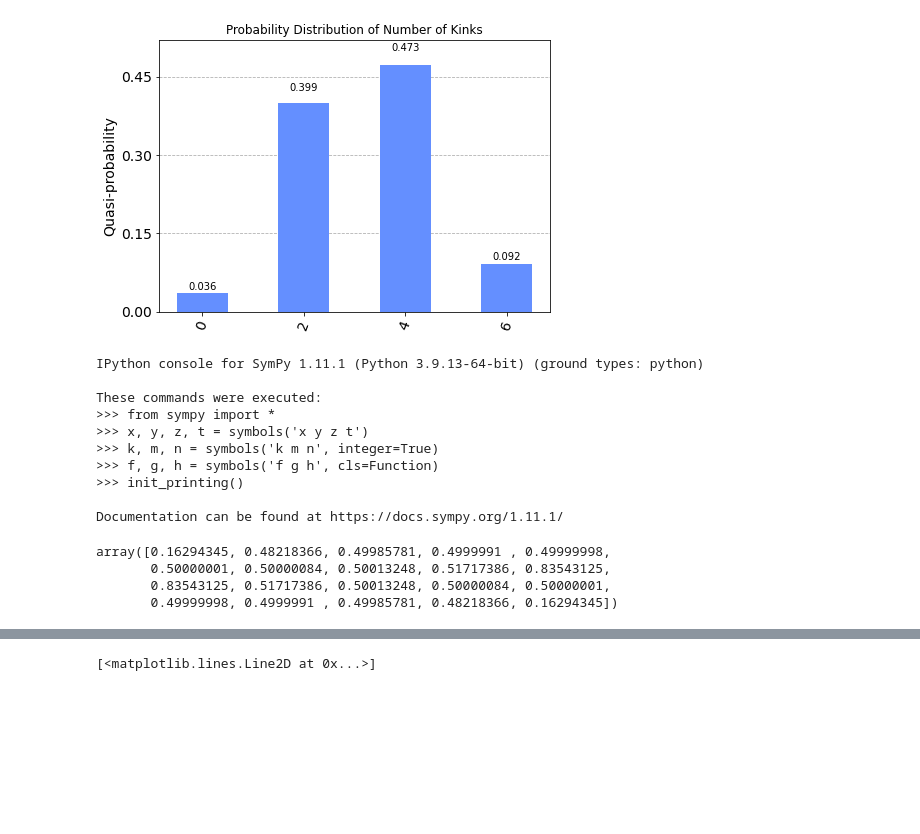
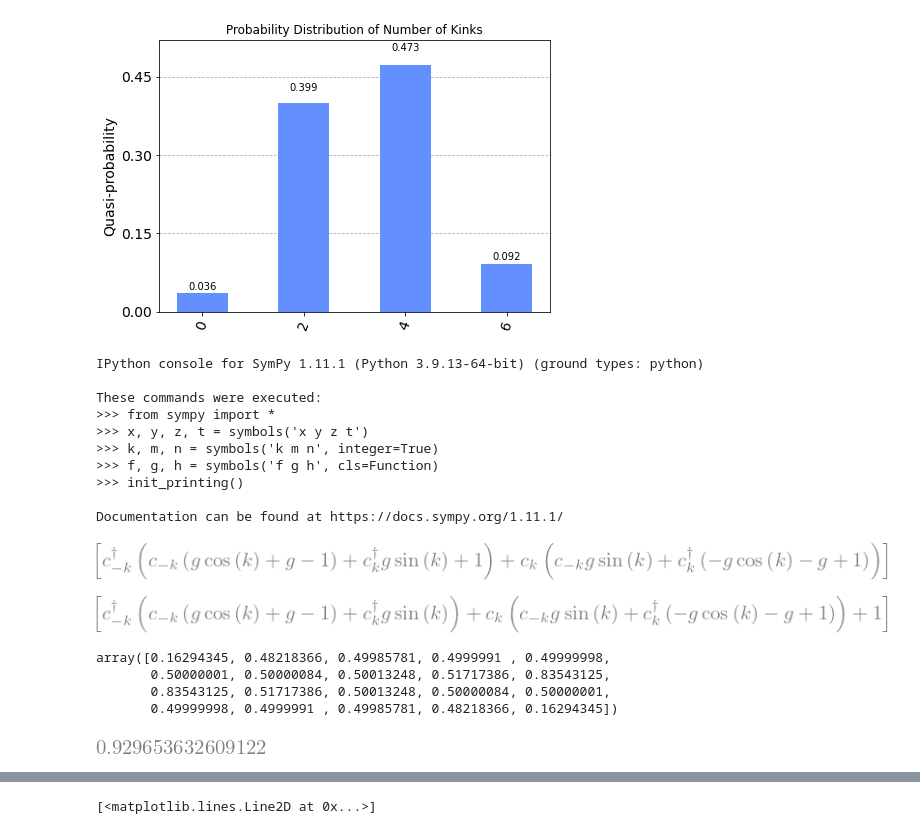
Before and after one commit to shrapp/thermal_tfim, a Jupyter notebook: notebook.ipynb, the cells around one changed output, grey strips where cells are left out. Drawn from its saved outputs; the diff is of its cells as text; code cells hidden in the pictures; blank space fills up the shorter version.

```diff
--- a/notebook.ipynb
+++ b/notebook.ipynb
@@ -412,34 +412,42 @@ simulate_with_noise(qubits=8, numshots=1000, steps=10, damping=0, dephazing=0.1,
 # %%
 from sympy import *
 
 init_session()
 init_printing()
 # Define the variables
 g, k = symbols('g k')
 c_k, c_minus_k_dagger = symbols('c_k c_-k^\dag')
 c_minus_k, c_k_dagger = symbols('c_-k c_k^\dag')
 
 # Define the matrices
-A = Matrix([[c_k_dagger, c_minus_k]])
+A = Matrix([[c_k_dagger, c_minus_k, 1]])
 B = Matrix([
-    [1 - g - g*cos(k), g*sin(k)],
-    [g*sin(k), -(1 - g - g*cos(k))]
+    [1 - g - g*cos(k), g*sin(k), 0],
+    [g*sin(k), -(1 - g - g*cos(k)), 0],
+    [0, 0, 0]
 ])
-C = Matrix([[c_k], [c_minus_k_dagger]])
+C = Matrix([[c_k], [c_minus_k_dagger], [1]])
 
 # Define the product of the matrices
 product = A * B * C
+
+product
 # %% [output]
 IPython console for SymPy 1.11.1 (Python 3.9.13-64-bit) (ground types: python)
 
 These commands were executed:
 >>> from sympy import *
 >>> x, y, z, t = symbols('x y z t')
 >>> k, m, n = symbols('k m n', integer=True)
 >>> f, g, h = symbols('f g h', cls=Function)
 >>> init_printing()
 
 Documentation can be found at https://docs.sympy.org/1.11.1/
+[figure, added]
+# %%
+ln_P_tilda_func()
+# %% [output]
+[figure, added]
 # %%
 N = 20
 tau = 10
@@ -458,3 +466,7 @@ array([0.16294345, 0.48218366, 0.49985781, 0.4999991 , 0.49999998,
        0.50000001, 0.50000084, 0.50013248, 0.51717386, 0.83543125,
        0.83543125, 0.51717386, 0.50013248, 0.50000084, 0.50000001,
        0.49999998, 0.4999991 , 0.49985781, 0.48218366, 0.16294345])
+# %%
+sum(pks_numeric)
+# %% [output]
+[figure, added]
```
Also changed, not shown: parts of 1 cell of this notebook, 14 other files.
